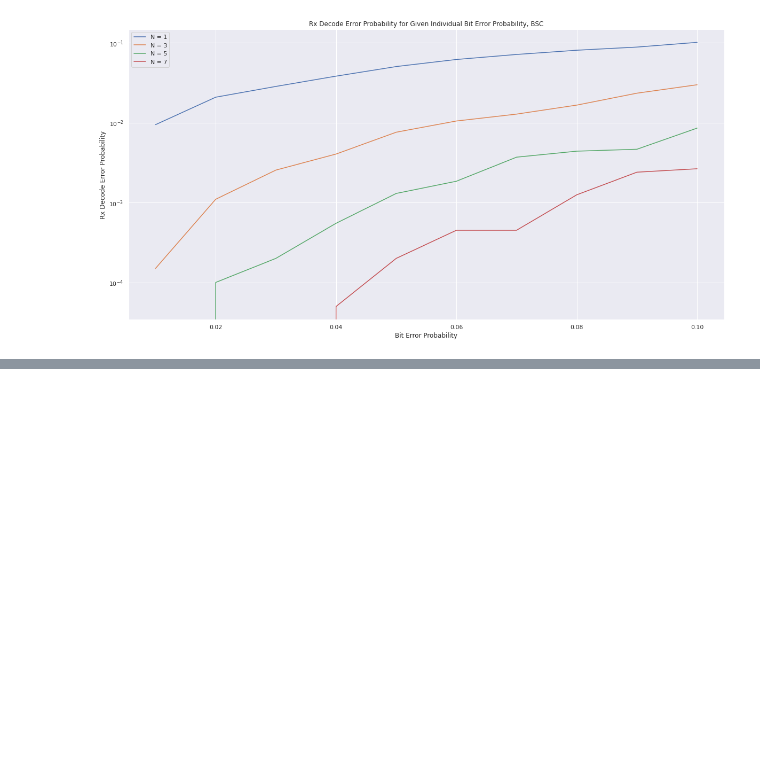
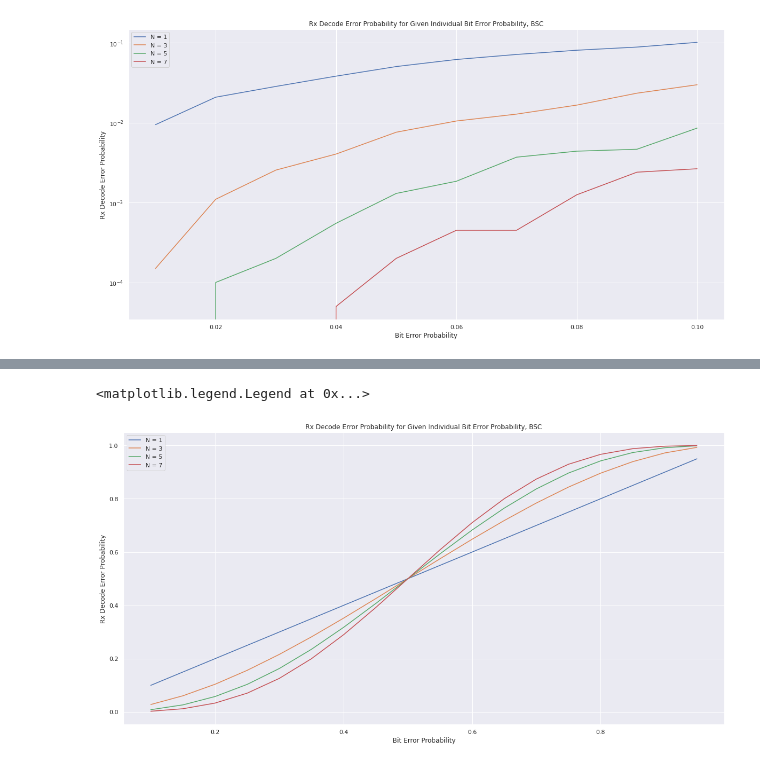
Before and after one commit to krauthammera/ee131a_finalproj, a Jupyter notebook: Problem2.ipynb, the cells around one changed output, grey strips where cells are left out. Drawn from its saved outputs; the diff is of its cells as text; code cells hidden in the pictures; blank space fills up the shorter version.

```diff
--- a/Problem2.ipynb
+++ b/Problem2.ipynb
@@ -5,6 +5,7 @@ import matplotlib.pyplot as plt
 
 from bitarray import bitarray
 from collections import Counter
+from scipy.special import comb
 
 import seaborn as sns
 sns.set(color_codes=True)
@@ -12,5 +13,6 @@ sns.set(color_codes=True)
 sns.set(rc={'figure.figsize':(20,10)})
 
 p_errs = np.arange(0.01, 0.11, 0.01)
+p_errs_2 = np.arange(0.1, 1.0, 0.05)
 N_vals = [1, 3, 5, 7]
 n_trials = 20000
@@ -174,0 +180,29 @@ plt.legend()
+# %%
+experiment = {}
+
+for N in N_vals:
+
+    #print(N)
+    #print("\n")
+    p_errors = []
+
+    for Pe in p_errs_2:
+
+        #print("    {}".format(Pe))
+        summation = 0
+
+        for k in range(int(N/2)+1, N+1):
+            #print("        {}".format(k))
+            term = comb(N, k)*(Pe**k)*((1-Pe)**(N-k))
+            summation += term
+
+        p_errors.append(summation)
+
+    experiment[str(N)] = p_errors
+
+
+    #print("\n")
+# %%
+theoretical_df = pd.DataFrame(experiment)
+theoretical_df["P"] = p_errs_2
+theoretical_df
@@ -174,0 +227,14 @@ plt.legend()
+# %%
+plt.figure()
+
+for N in N_vals:
+    sns.lineplot(data=theoretical_df, x="P", y=str(N), label="N = {}".format(N))
+
+plt.xlabel("Bit Error Probability")
+plt.ylabel("Rx Decode Error Probability")
+plt.title("Rx Decode Error Probability for Given Individual Bit Error Probability, BSC")
+#plt.yscale('log')
+plt.legend()
+# %% [output]
+<matplotlib.legend.Legend at 0x...>
+[figure, added]
```
Also changed, not shown: parts of 5 cells of this notebook.
